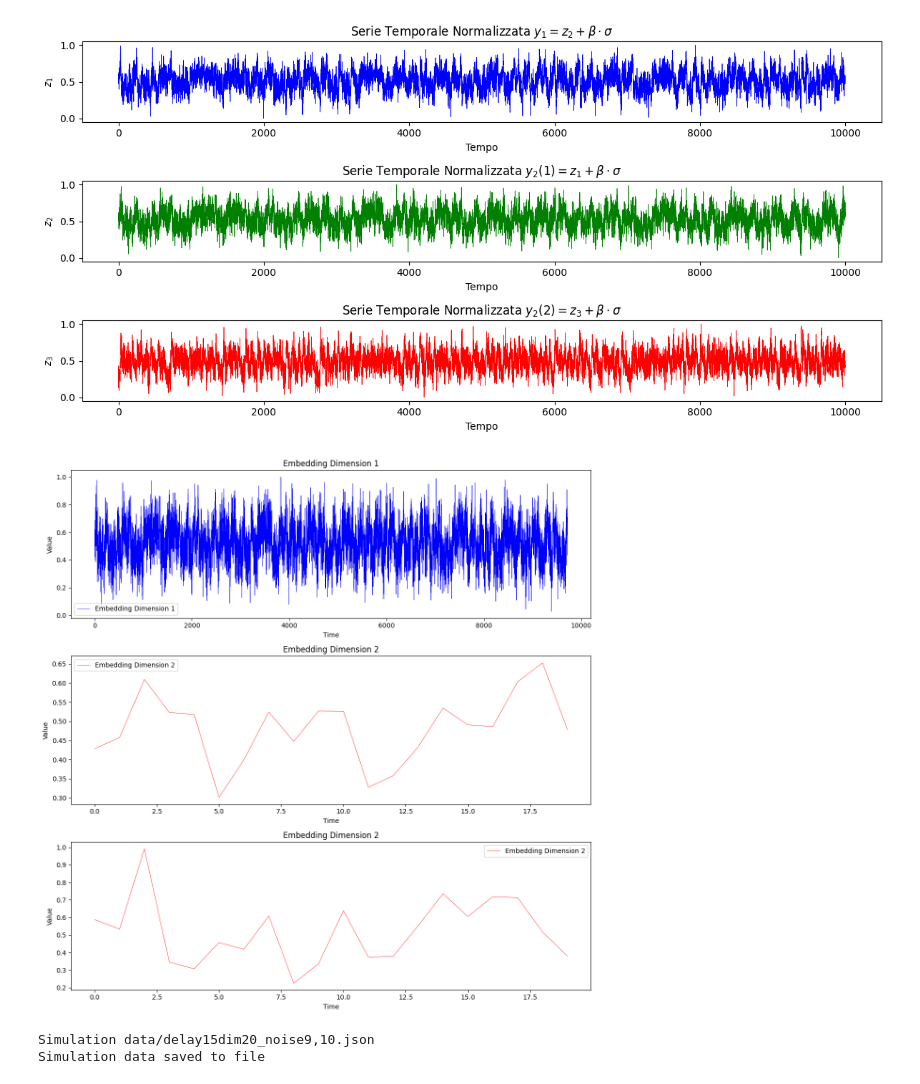
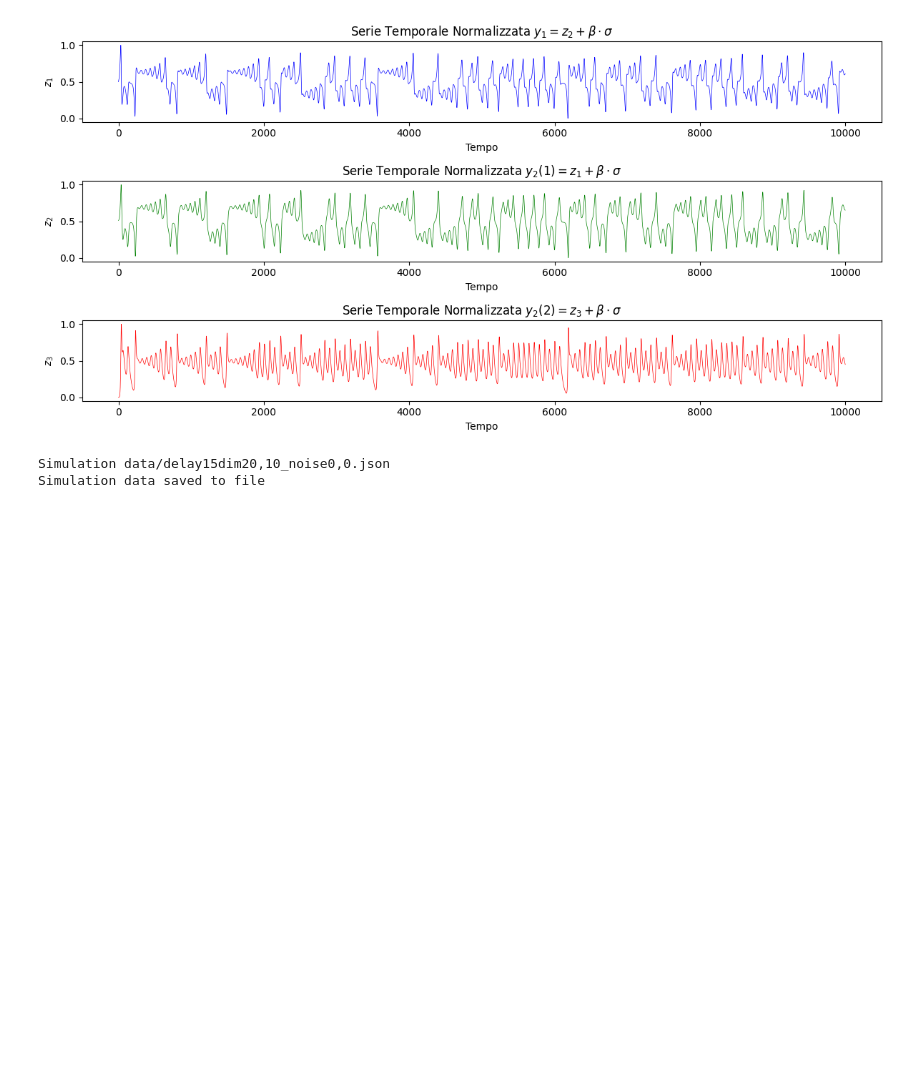
Before and after one commit to FedericoSbarbati/Lorenz-Toy, a Jupyter notebook: simulationFactory.ipynb, the cells around one changed output. Saved outputs shown, nothing was run; the diff lists cells and outputs as text; code cells hidden in the pictures; blank space fills up the shorter version.

```diff
--- a/simulationFactory.ipynb
+++ b/simulationFactory.ipynb
@@ -7,15 +7,16 @@ from Tools.data_utils import SimulationData, lorenz_stochastic
 # Parametri simulazione
 n_steps = 10000
 dt = 0.01
-alpha = 9
-beta = 10
+alpha = 0
+beta = 0
 
 # Parametri embedding
 tau = 15
 embedding_dim = 20
+legendre_dim= 10
 
 # Crea una nuova istanza
-simulation = SimulationData(n_steps, dt, alpha, beta, tau, embedding_dim)
+simulation = SimulationData(n_steps, dt, alpha, beta, tau, embedding_dim, legendre_dim)
 
 # Esegui la simulazione
 simulation.run_simulation(lorenz_stochastic)
@@ -28,7 +29,13 @@ simulation.generate_observables()
 simulation.normalize_data()
 
 # Crea gli embedding delle osservabili
-simulation.create_embeddings() # MODIFICA QUESTA PER NORMALIZZARE I DATI o meno
+simulation.create_embeddings()
+
+# Crea le Matrici di Hankel
+simulation.create_Hankel_Matrices()
+
+# Proietta sulla base di polinomi di Legendre
+simulation.project_on_legendre()
 
 
 print("y1 shape: ", simulation.y1.shape)
@@ -36,6 +43,8 @@ print("y2 shape: ", simulation.y2.shape)
 print("y1_embedding shape: ", simulation.y1_embedding.shape)
 print("y2_embedding_1 shape: ", simulation.y2_embedding_1.shape)
 print("y2_embedding_2 shape: ", simulation.y2_embedding_2.shape)
+print("Hankel shape: ", simulation.H1.shape)
+print("Projected Hankel shape: ", simulation.projected_H1.shape)
 # %% [output]
 y1 shape:  (10000,)
 y2 shape:  (10000, 2)
@@ -58,54 +69,29 @@ plt.show()
 # %%
 # Grafico delle serie temporali
 fig = plt.figure(figsize=(12, 6))
 # Primo subplot
 ax1 = fig.add_subplot(311)
 ax1.plot(simulation.y1_norm, color='blue', lw=0.5)
 ax1.set_title(r"Serie Temporale Normalizzata $y_1 = z_2 + \beta \cdot \sigma$")
 ax1.set_xlabel("Tempo")
 ax1.set_ylabel("$z_1$")
 
 ax2 = fig.add_subplot(312)
 ax2.plot(simulation.y2_norm[:,0], color='green', lw=0.5)
 ax2.set_title(r"Serie Temporale Normalizzata $y_2(1) = z_1 + \beta \cdot \sigma$")
 ax2.set_xlabel("Tempo")
 ax2.set_ylabel("$z_2$")
 
 ax3 = fig.add_subplot(313)
 ax3.plot(simulation.y2_norm[:,1], color='red', lw=0.5)
 ax3.set_title(r"Serie Temporale Normalizzata $y_2(2) = z_3 + \beta \cdot \sigma$")
 ax3.set_xlabel("Tempo")
 ax3.set_ylabel("$z_3$")
 
 plt.tight_layout()
 plt.show()
-
-fig, axes = plt.subplots(3, 1, figsize=(12, 12))
-
-axes[0].plot(simulation.y2_embedding_1[:, 0], label="Embedding Dimension 1", color='blue', lw=0.5)
-axes[0].set_title("Embedding Dimension 1")
-axes[0].set_xlabel("Time")
-axes[0].set_ylabel("Value")
-axes[0].legend()
-
-axes[1].plot(simulation.y2_embedding_1[1], label="Embedding Dimension 2", color='red', lw=0.5)
-axes[1].set_title("Embedding Dimension 2")
-axes[1].set_xlabel("Time")
-axes[1].set_ylabel("Value")
-axes[1].legend()
-
-
-axes[2].plot(simulation.y1_embedding[1], label="Embedding Dimension 2", color='red', lw=0.5)
-axes[2].set_title("Embedding Dimension 2")
-axes[2].set_xlabel("Time")
-axes[2].set_ylabel("Value")
-axes[2].legend()
-
-plt.tight_layout()
-plt.show()
 # %% [output]
-[figure, old version]
+[figure, new version]
-[figure, removed]
 # %%
 sim_name = simulation.generate_filename()
 output_folder = "Simulation data"
@@ -116,5 +102,5 @@ print(file_path)
 simulation.save_to_file(file_path)
 print("Simulation data saved to file")
 # %% [output]
-Simulation data/delay15dim20_noise9,10.json
+Simulation data/delay15dim20,10_noise0,0.json
 Simulation data saved to file
```
Also changed, not shown: parts of 6 cells of this notebook, 18 other files.
